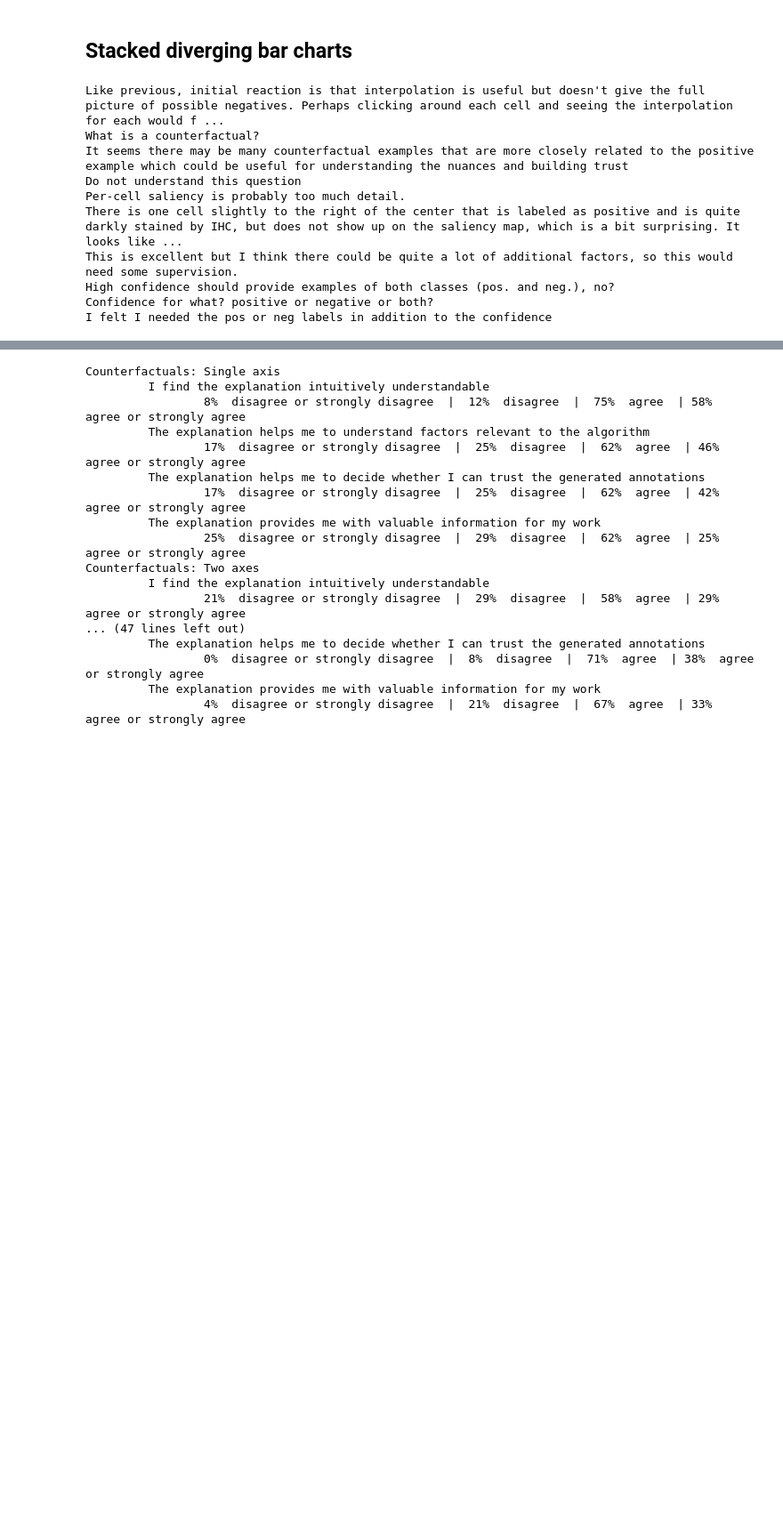
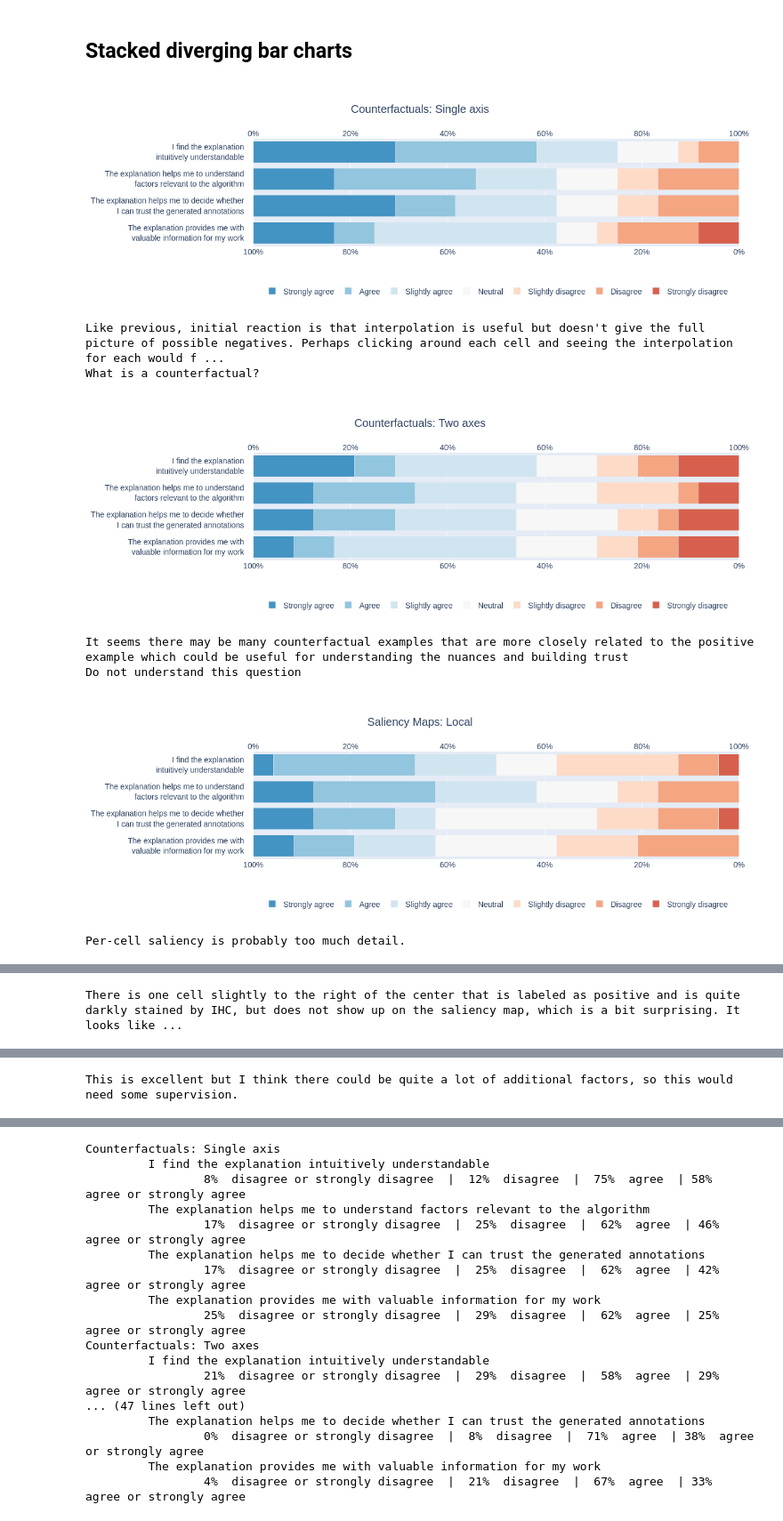
Before and after one commit to theodore-evans/xai-in-digital-pathology, a Jupyter notebook: DataProcessing/data_processing.ipynb, the cells around one changed output, grey strips where cells are left out. Shown at 89% size. Saved outputs shown, nothing was run; the diff lists cells and outputs as text; code cells hidden in the pictures; blank space fills up the shorter version.

Commit message:
updated figures

```diff
--- a/DataProcessing/data_processing.ipynb
+++ b/DataProcessing/data_processing.ipynb
@@ -177,6 +177,9 @@ def stackedBarChartDF(
     labels: Optional[list] = None,
     save_fig: bool = False,
     save_dir: str = "images",
+    width: int = 1200,
+    height: int = 400,
+    font: dict = {'size' : 14},
     web_display: bool = False
 ):
     counters = [Counter(df[attribute]) for attribute in attributes]
@@ -257,13 +260,16 @@ def stackedBarChartDF(
         legend=dict(
             orientation="h",
             yanchor="bottom",
-            y=-0.3,
+            y=-0.5,
             xanchor="center",
             x=0.5,
         ),
-        font=dict(
-            size=12
-            )
+        font=font,
+        autosize=True,
+        margin=dict(
+            r=10,
+            l=10
+        )
     )
 
     if not diverging:
@@ -283,7 +289,7 @@ def stackedBarChartDF(
                 })
         fig.data[-1].update(xaxis='x2')
 
-    im = plotly_figure_to_image(fig, width=1400, height=400, validate=True)
+    im = plotly_figure_to_image(fig, width=width, height=height, validate=True)
 
     if web_display:
         fig.show()
@@ -296,41 +302,42 @@ def stackedBarChartDF(
     return fig, counters
 
 
 palette = [plotly.colors.diverging.RdBu[n] for n in [2, 3, 4, 5, 6, 7, 8]]  # type: ignore
 space = " " * 4
 labels = [
     f"I find the explanation{space}<br>intuitively understandable{space}",
     f"The explanation helps me to understand{space}<br>factors relevant to the algorithm{space}",
     f"The explanation helps me to decide whether{space}<br> I can trust the generated annotations{space}",
     f"The explanation provides me with{space}<br>valuable information for my work{space}",
 ]
 
 counters = []
 
 for name, df in result_dataframes.items():
     fig, counter = stackedBarChartDF(
         df,
         name,
         palette,
         labels=labels,
-        web_display=True,
+        web_display=False,
         save_fig=True,
         save_dir=figure_save_dir,
+        font={'size':14},
+        width=1200,
+        height=400
     )
 
     px.imshow(df.corr(method='spearman'), zmin=0, width = 500, height=300).show()
 
     for comment in comments[name]:
         print(comment)
     counters.append(counter)
 # %% [output]
+[figure, added]
 Like previous, initial reaction is that interpolation is useful but doesn't give the full picture of possible negatives. Perhaps clicking around each cell and seeing the interpolation for each would f ...
 What is a counterfactual?
-It seems there may be many counterfactual examples that are more closely related to the positive example which could be useful for understanding the nuances and building trust
-Do not understand this question
-Per-cell saliency is probably too much detail.
-There is one cell slightly to the right of the center that is labeled as positive and is quite darkly stained by IHC, but does not show up on the saliency map, which is a bit surprising. It looks like ...
-This is excellent but I think there could be quite a lot of additional factors, so this would need some supervision.
-High confidence should provide examples of both classes (pos. and neg.), no?
-Confidence for what? positive or negative or both?
-I felt I needed the pos or neg labels in addition to the confidence
+[figure, added]
+It seems there may be many counterfactual examples that are more closely related to the positive example which could be useful for understanding the nuances and building trust
+Do not understand this question
+[figure, added]
+Per-cell saliency is probably too much detail.
@@ -336,0 +345 @@ I felt I needed the pos or neg labels in addition to the confidence
+There is one cell slightly to the right of the center that is labeled as positive and is quite darkly stained by IHC, but does not show up on the saliency map, which is a bit surprising. It looks like ...
@@ -336,0 +347 @@ I felt I needed the pos or neg labels in addition to the confidence
+This is excellent but I think there could be quite a lot of additional factors, so this would need some supervision.
```
Also changed, not shown: parts of 3 cells of this notebook, 7 other files.
